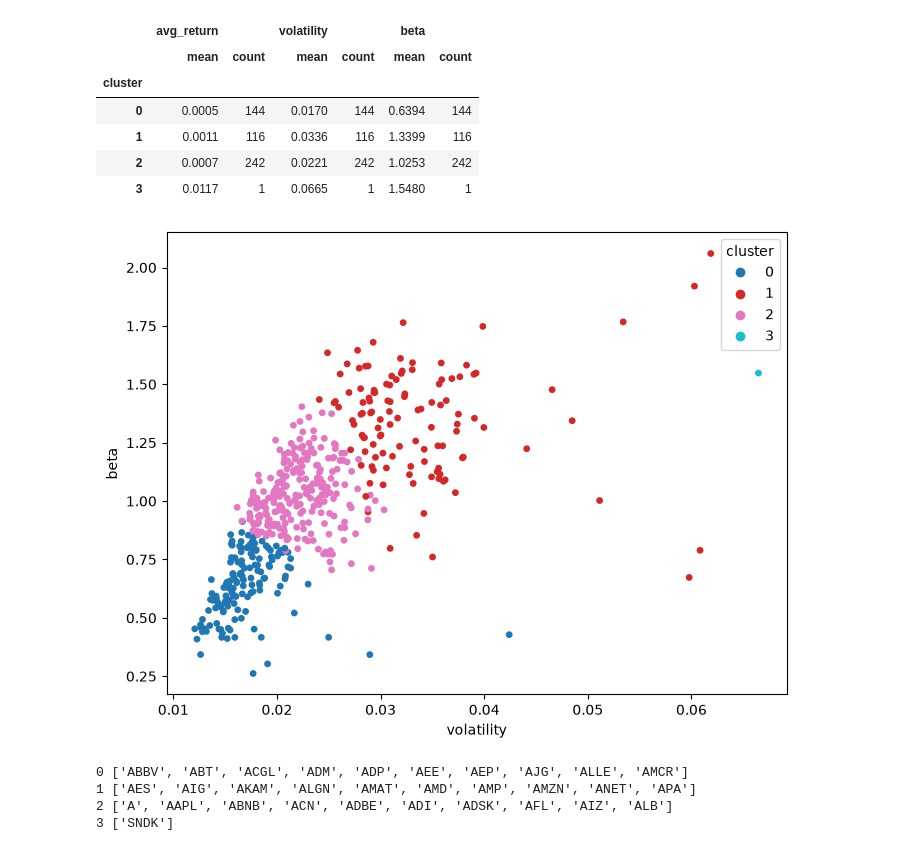
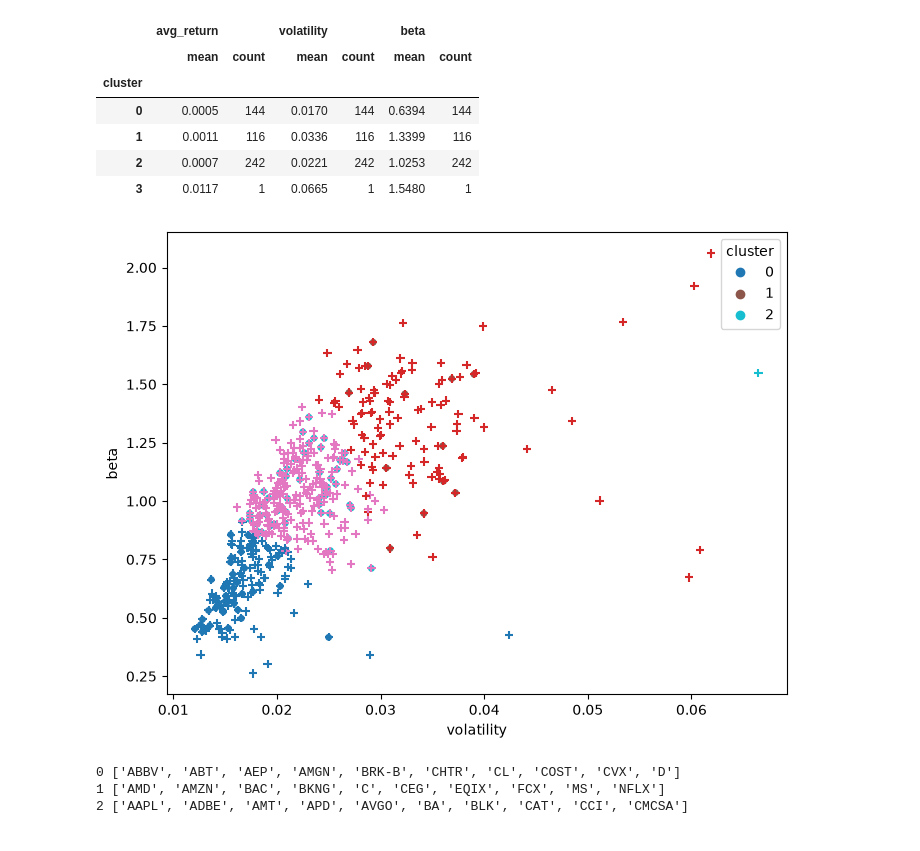
Before and after one commit to mpatelgr/finance-data-pipeline, a Jupyter notebook: notebooks/01_scikit_test.ipynb, the cells around one changed output. Drawn from its saved outputs; the diff is of its cells as text; code cells hidden in the pictures.

Commit message:
tested sklearn subset of tickers

```diff
--- a/notebooks/01_scikit_test.ipynb
+++ b/notebooks/01_scikit_test.ipynb
@@ -26,5 +76,5 @@ pd.read_sql(
 # %%
-def load_prices(conn, interval="1d", source=None):
+def load_prices(conn, interval="1d", tickers=None, source=None):
     """Load price history for one bar interval from the database.
 
     Parameters
@@ -34,6 +84,8 @@ def load_prices(conn, interval="1d", source=None):
     interval : str, optional
         Bar interval to select, matching the ``interval`` column.
         Default is ``"1d"``.
+    tickers : list of str
+        Tickers to keep. Case-insensitive.
     source : str or None, optional
         Data source to select, matching the ``source`` column. If None,
         no source filter is applied, so make sure only one source has
@@ -45,6 +97,7 @@ def load_prices(conn, interval="1d", source=None):
         Columns ``ticker``, ``date``, ``close``, ``volume``, sorted by
         ticker and date.
     """
+
     query = (
         "SELECT ticker, datetime, Close AS close, Volume AS volume "
         "FROM price_history WHERE interval = ?"
@@ -59,6 +112,14 @@ def load_prices(conn, interval="1d", source=None):
     df["date"] = dt.dt.tz_localize(None).dt.normalize()
     df = df.drop(columns="datetime")
 
+    if tickers:
+        wanted = [t.upper() for t in tickers]
+        missing = sorted(set(wanted) - set(df["ticker"].str.upper()))
+        if missing:
+            print(f"Not in database, skipped: {missing}")
+        mask = df["ticker"].str.upper().isin(wanted)
+        df = df[mask].reset_index(drop=True)
+
     dupes = df.duplicated(["ticker", "date"]).sum()
     if dupes:
         raise ValueError(f"{dupes} duplicate ticker/date rows; filter by source.")
@@ -284,23 +340,26 @@ profiles.groupby("cluster").agg(["mean", "count"]).round(4)
 | 1 | 0.0011 | 116 | 0.0336 | 116 | 1.3399 | 116 |
 | 2 | 0.0007 | 242 | 0.0221 | 242 | 1.0253 | 242 |
 | 3 | 0.0117 | 1 | 0.0665 | 1 | 1.5480 | 1 |
+# %%
+mask = profiles.index.isin(all_tickers)   # boolean array, one entry per row
+sub_profiles = profiles[mask]
 # %%
 import matplotlib.pyplot as plt
 
 fig, ax = plt.subplots(figsize=(8, 6))
-scatter = ax.scatter(
-    profiles["volatility"], profiles["beta"], c=profiles["cluster"], cmap="tab10", s=15
+scatter = (
+    ax.scatter(sub_profiles["volatility"], sub_profiles["beta"], c=sub_profiles["cluster"], cmap="tab10", s=15)
 )
+ax.scatter(profiles["volatility"], profiles["beta"], c=profiles["cluster"], cmap="tab10", s=35, marker='+')
 ax.set_xlabel("volatility")
 ax.set_ylabel("beta")
 ax.legend(*scatter.legend_elements(), title="cluster")
 plt.show()
 
-for c in sorted(profiles["cluster"].unique()):
-    print(c, list(profiles[profiles["cluster"] == c].index[:10]))
+for c in sorted(sub_profiles["cluster"].unique()):
+    print(c, list(sub_profiles[sub_profiles["cluster"] == c].index[:10]))
 # %% [output]
-[figure, old version]
+[figure, new version]
-0 ['ABBV', 'ABT', 'ACGL', 'ADM', 'ADP', 'AEE', 'AEP', 'AJG', 'ALLE', 'AMCR']
-1 ['AES', 'AIG', 'AKAM', 'ALGN', 'AMAT', 'AMD', 'AMP', 'AMZN', 'ANET', 'APA']
-2 ['A', 'AAPL', 'ABNB', 'ACN', 'ADBE', 'ADI', 'ADSK', 'AFL', 'AIZ', 'ALB']
-3 ['SNDK']
+0 ['ABBV', 'ABT', 'AEP', 'AMGN', 'BRK-B', 'CHTR', 'CL', 'COST', 'CVX', 'D']
+1 ['AMD', 'AMZN', 'BAC', 'BKNG', 'C', 'CEG', 'EQIX', 'FCX', 'MS', 'NFLX']
+2 ['AAPL', 'ADBE', 'AMT', 'APD', 'AVGO', 'BA', 'BLK', 'CAT', 'CCI', 'CMCSA']
```
Also changed, not shown: parts of 4 cells of this notebook.
